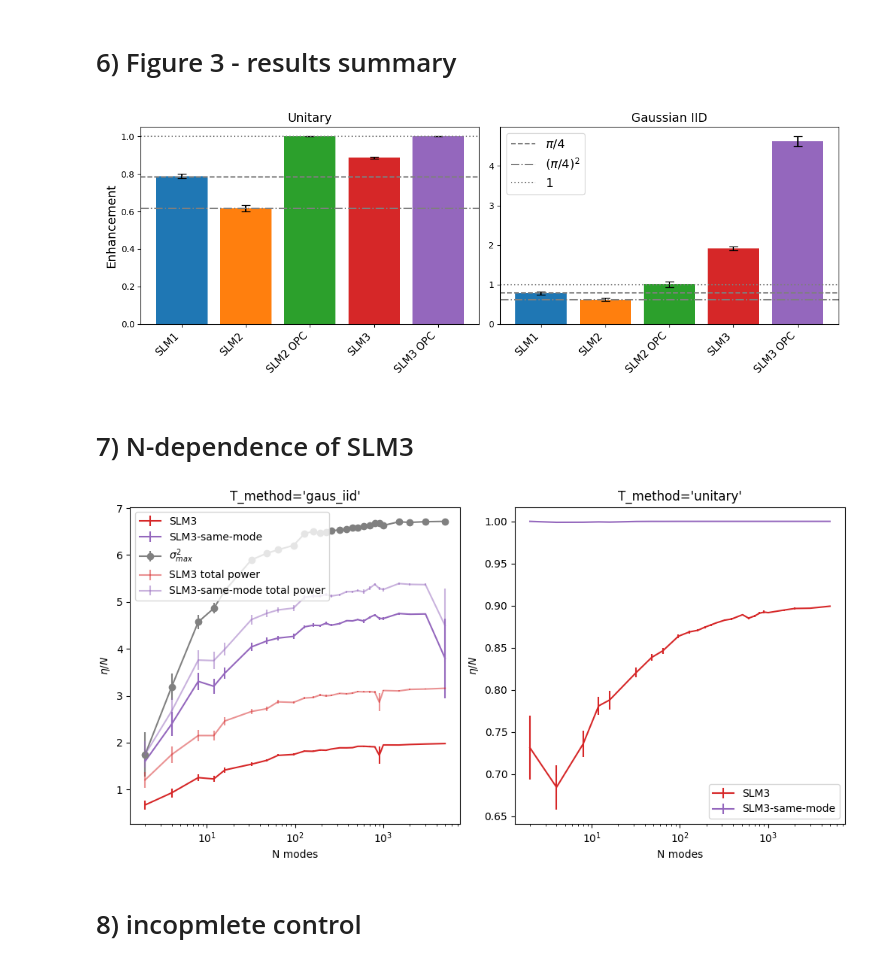
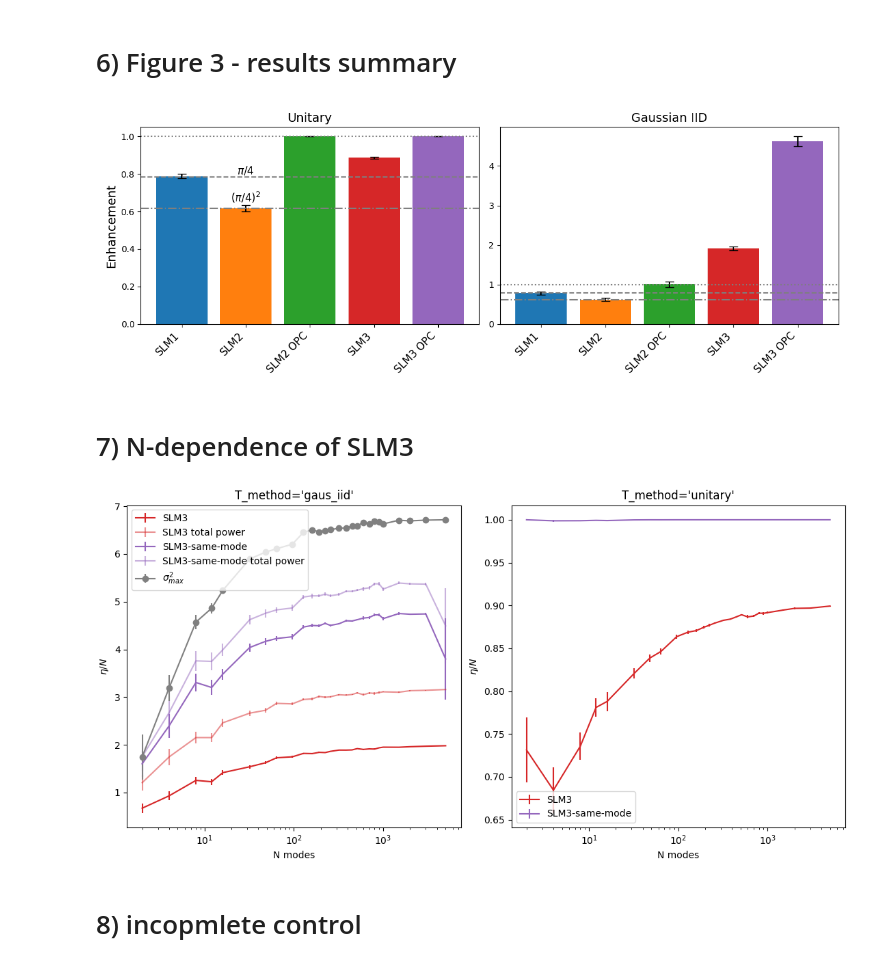
Before and after one commit to rubiaek/qwfs2, a Jupyter notebook: qwfs/view_plots.ipynb, the cells around one changed output. Saved outputs shown, nothing was run; the diff lists cells and outputs as text; code cells hidden in the pictures.

```diff
--- a/qwfs/view_plots.ipynb
+++ b/qwfs/view_plots.ipynb
@@ -295,6 +295,8 @@ ax1.set_title('Unitary', fontsize=14)
 ax1.set_ylabel('Enhancement', fontsize=14)
 ax1.set_xticks(x)
 ax1.set_xticklabels(labels, rotation=45, ha='right', fontsize=12)
+ax1.text(x[1], np.pi / 4, '$\pi/4$', color='black', fontsize=12, va='bottom', ha='center')
+ax1.text(x[1], (np.pi / 4) ** 2 + 0.02, '$(\pi/4)^2$', color='black', fontsize=12, va='bottom', ha='center')
 # ax1.legend()
 
 rects2 = ax2.bar(x, gaussian_data, color=colors, yerr=gaussian_data_std,
@@ -305,13 +307,13 @@ ax2.axhline(y=1.0, color='#7f7f7f', linestyle=':', label='$1$')
 ax2.set_title('Gaussian IID', fontsize=14)
 ax2.set_xticks(x)
 ax2.set_xticklabels(labels, rotation=45, ha='right', fontsize=12)
-ax2.legend(fontsize=14)
+# ax2.legend(fontsize=14)
 
 fig.tight_layout()
 plt.show()
 fig.savefig(r"G:\My Drive\Projects\ScalingQWFS\Paper\Figures\results_summary.png")
 # %% [output]
-[figure, old version]
+[figure, new version]
 # %% [markdown]
 # 7) N-dependence of SLM3
 # %%
@@ -322,7 +324,7 @@ Ns, ress = list(zip(*sorted(zip(Ns, ress), key=lambda pair: pair[0])))
 
 colors = ['#1f77b4', '#ff7f0e', '#2ca02c', '#d62728', '#9467bd']
 
-fig, axes = plt.subplots(1, 2, constrained_layout=True, figsize=(10, 5))
+fig, axes = plt.subplots(1, 2, constrained_layout=True, figsize=(11, 5.5))
 
 for ax, T_method in zip(axes, ress[0].T_methods[::-1]):
     effs_SLM3 = np.zeros_like(Ns)
@@ -347,40 +349,46 @@ for ax, T_method in zip(axes, ress[0].T_methods[::-1]):
         tot_I_outs = res.tot_power_results[T_method_ind, np.where(res.configs == 'SLM3')[0], :, alg_ind].squeeze()
         tot_I_outs_SLM3[i] = tot_I_outs.mean(); tot_I_outs_std_SLM3[i] = tot_I_outs.std() / np.sqrt(res.results.shape[2])
 
         effs = res.results[T_method_ind, np.where(res.configs == 'SLM3-same-mode')[0], :, alg_ind].squeeze()
         tot_I_outs = res.tot_power_results[T_method_ind, np.where(res.configs == 'SLM3-same-mode')[0], :, alg_ind].squeeze()
         effs_SLM3_OPC[i] = effs.mean(); stds_SLM3_OPC[i] = effs.std() / np.sqrt(res.results.shape[2])
         tot_I_outs_SLM3_OPC[i] = tot_I_outs.mean(); tot_I_outs_std_SLM3_OPC[i] = tot_I_outs.std() / np.sqrt(res.results.shape[2])
 
         if T_method == 'gaus_iid':
             T_method_no = np.where(ress[0].T_methods == 'gaus_iid')[0][0]
             these_svds = res.max_SVDs[T_method_no::2]
             max_SVDs[i] = these_svds.mean()**2
             max_SVDs_std[i] = these_svds.std()**2
 
     times_N = False
     if times_N:
         effs_SLM3 *= Ns
         effs_SLM3_OPC *= Ns
         max_SVDs *= Ns
         tot_I_outs_SLM3 *= Ns
         tot_I_outs_SLM3_OPC *= Ns
-    lines = ax.errorbar(Ns, effs_SLM3, stds_SLM3, label='SLM3', color=colors[3])
-    lines_OPC = ax.errorbar(Ns, effs_SLM3_OPC, stds_SLM3_OPC, label='SLM3-same-mode', color=colors[4])
-    if T_method == 'gaus_iid':
+
+    if not T_method == 'gaus_iid':
+        lines = ax.errorbar(Ns, effs_SLM3, stds_SLM3, label='SLM3', color=colors[3])
+        lines_OPC = ax.errorbar(Ns, effs_SLM3_OPC, stds_SLM3_OPC, label='SLM3-same-mode', color=colors[4])
+        ax.legend()
+    else:
+        lines = ax.errorbar(Ns, effs_SLM3, stds_SLM3, label='SLM3', color=colors[3])
+        ax.errorbar(Ns, tot_I_outs_SLM3, tot_I_outs_std_SLM3, label='SLM3 total power', color=lines[0].get_c(), alpha=0.5)
+        lines_OPC = ax.errorbar(Ns, effs_SLM3_OPC, stds_SLM3_OPC, label='SLM3-same-mode', color=colors[4])
+        ax.errorbar(Ns, tot_I_outs_SLM3_OPC, tot_I_outs_std_SLM3_OPC, label='SLM3-same-mode total power', color=lines_OPC[0].get_c(), alpha=0.5)
         ax.errorbar(Ns, max_SVDs, max_SVDs_std, label=r'$\sigma_{max}^2$', marker='o', color='gray')
-        ax.errorbar(Ns, tot_I_outs_SLM3, tot_I_outs_std_SLM3, label='SLM3 total power', color=lines[0].get_c(), alpha=0.5)
-        ax.errorbar(Ns, tot_I_outs_SLM3_OPC, tot_I_outs_std_SLM3_OPC, label='SLM3-same-mode total power', color=lines_OPC[0].get_c(), alpha=0.5)
+        # ax.legend(loc='upper center', bbox_to_anchor=(0.1, 0.9), ncol=2)
+        ax.legend()
 
-    ax.legend()
     ax.set_xlabel('N modes')
     ax.set_ylabel('$\eta/N$')
     ax.set_title(f'{T_method=}')
     ax.set_xscale('log')
 
 fig.savefig(r"G:\My Drive\Projects\ScalingQWFS\Paper\Figures\N_dependence.png")
 # %% [output]
-[figure, old version]
+[figure, new version]
 # %% [markdown]
 # 8) incopmlete control
 # %%
```
Also changed, not shown: parts of 3 cells of this notebook, 49 other files.
